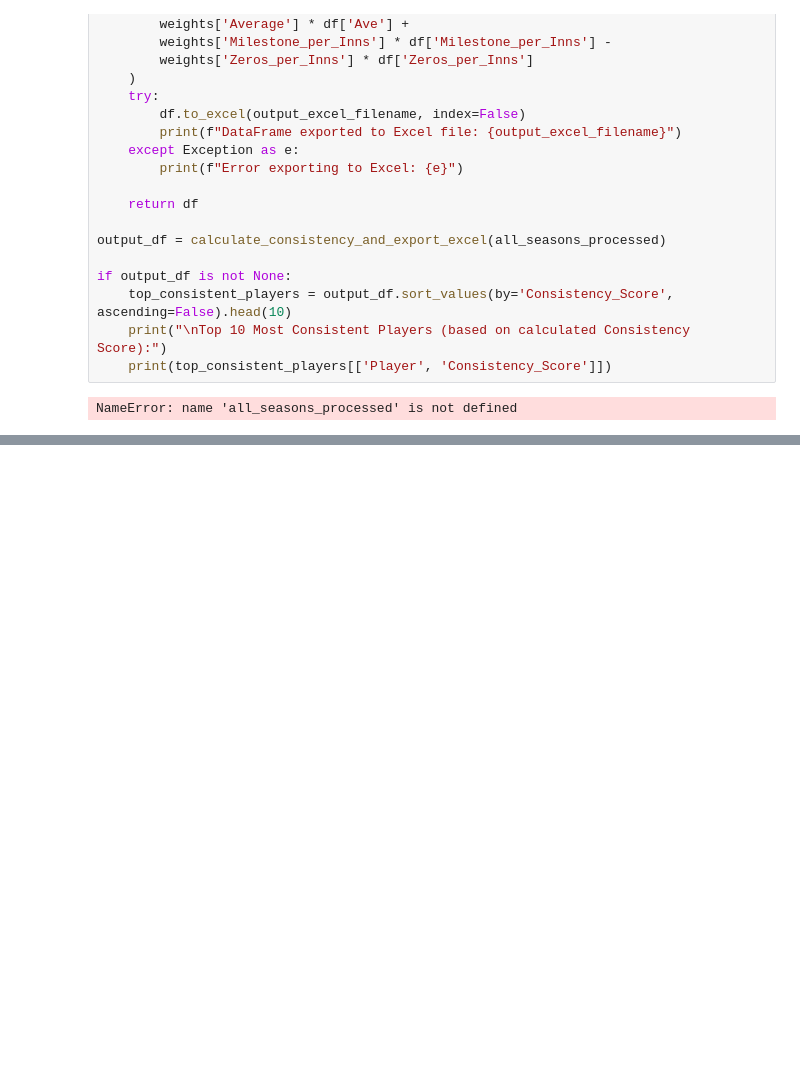
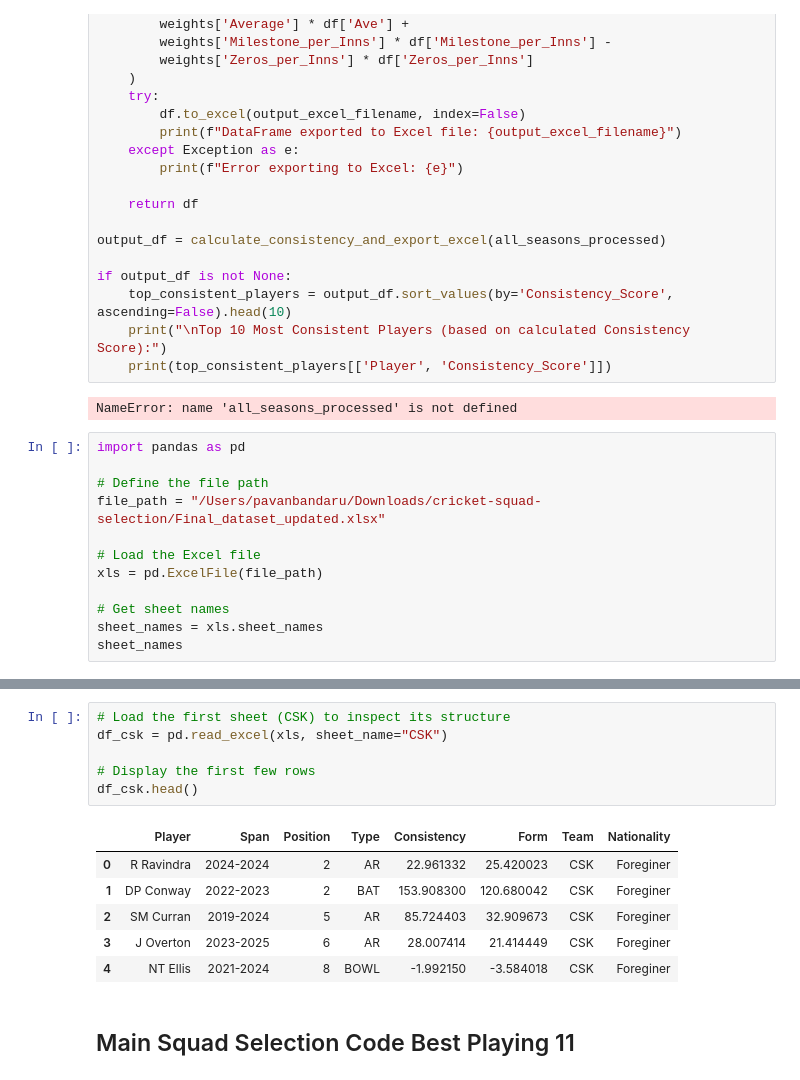
Before and after one commit to Siddharth2812/cricket-squad-selection, a Jupyter notebook: codes/test.ipynb, the cells around one changed output, grey strips where cells are left out. Cells and saved outputs as stored; diff of their text form; blank space fills up the shorter version.

Commit message:
code and files for final sqaud selection

```diff
--- a/codes/test.ipynb
+++ b/codes/test.ipynb
@@ -872,3 +872,15 @@ if output_df is not None:
     print(top_consistent_players[['Player', 'Consistency_Score']])
 # %% [output]
 NameError: name 'all_seasons_processed' is not defined
+# %%
+import pandas as pd
+
+# Define the file path
+file_path = "/Users/pavanbandaru/Downloads/cricket-squad-selection/Final_dataset_updated.xlsx"
+
+# Load the Excel file
+xls = pd.ExcelFile(file_path)
+
+# Get sheet names
+sheet_names = xls.sheet_names
+sheet_names
@@ -874,0 +899,15 @@ NameError: name 'all_seasons_processed' is not defined
+# %%
+# Load the first sheet (CSK) to inspect its structure
+df_csk = pd.read_excel(xls, sheet_name="CSK")
+
+# Display the first few rows
+df_csk.head()
+# %% [output]
+|  | Player | Span | Position | Type | Consistency | Form | Team | Nationality |
+| 0 | R Ravindra | 2024-2024 | 2 | AR | 22.961332 | 25.420023 | CSK | Foreginer |
+| 1 | DP Conway | 2022-2023 | 2 | BAT | 153.908300 | 120.680042 | CSK | Foreginer |
+| 2 | SM Curran | 2019-2024 | 5 | AR | 85.724403 | 32.909673 | CSK | Foreginer |
+| 3 | J Overton | 2023-2025 | 6 | AR | 28.007414 | 21.414449 | CSK | Foreginer |
+| 4 | NT Ellis | 2021-2024 | 8 | BOWL | -1.992150 | -3.584018 | CSK | Foreginer |
+# %% [markdown]
+## Main Squad Selection Code Best Playing 11
```
Also changed, not shown: parts of 4 cells of this notebook, 2 other files.
